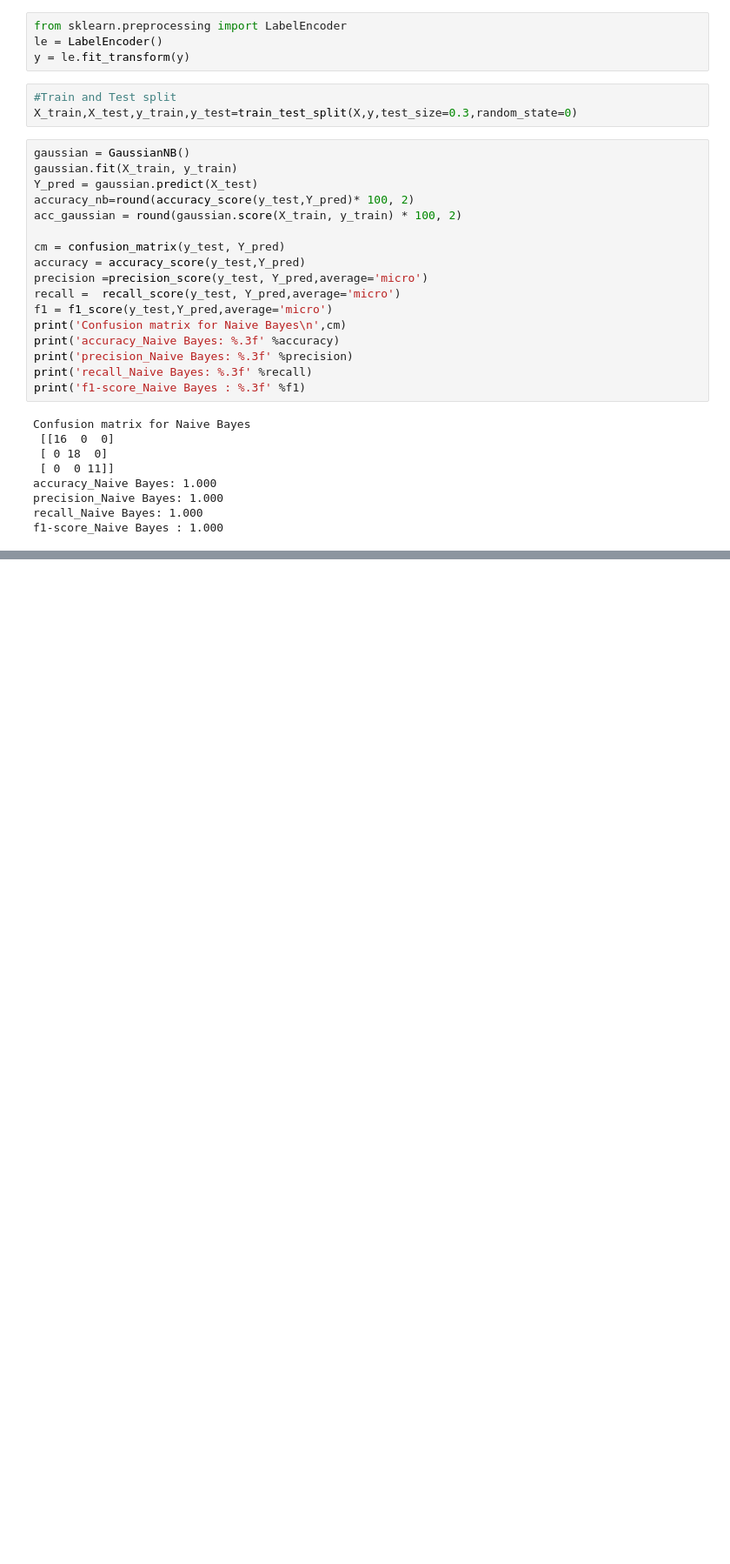
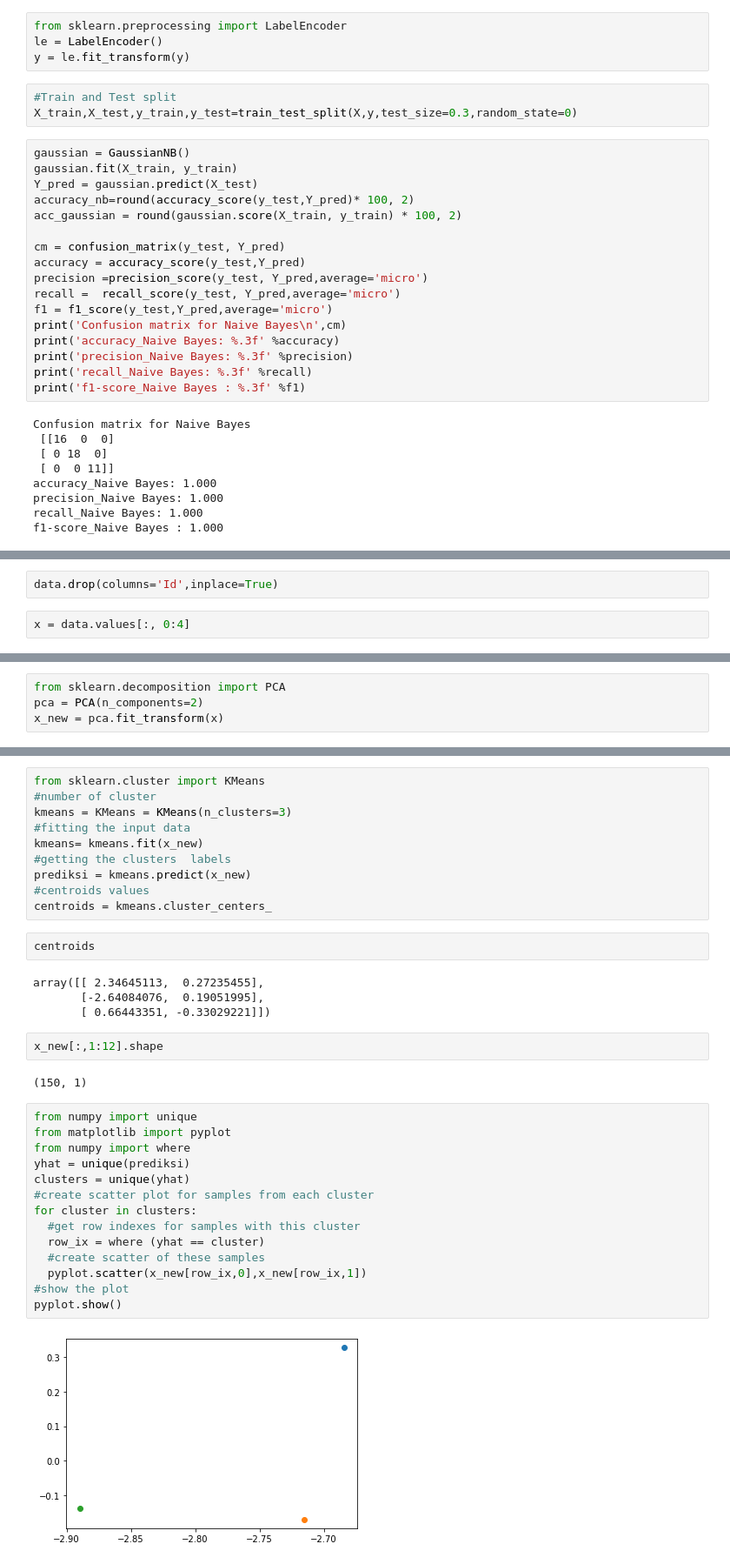
Before and after one commit to triasmidwi/Data-Mining, a Jupyter notebook: _sources/notebooks.ipynb, the cells around one changed output, grey strips where cells are left out. Shown at 87% size. Drawn from its saved outputs; the diff is of its cells as text; blank space fills up the shorter version.

```diff
--- a/_sources/notebooks.ipynb
+++ b/_sources/notebooks.ipynb
@@ -1071,0 +1083,4 @@ f1-score_Naive Bayes : 1.000
+# %%
+data.drop(columns='Id',inplace=True)
+# %%
+x = data.values[:, 0:4]
@@ -1071,0 +1105,4 @@ f1-score_Naive Bayes : 1.000
+# %%
+from sklearn.decomposition import PCA
+pca = PCA(n_components=2)
+x_new = pca.fit_transform(x)
@@ -1071,0 +1129,36 @@ f1-score_Naive Bayes : 1.000
+# %%
+from sklearn.cluster import KMeans
+#number of cluster
+kmeans = KMeans = KMeans(n_clusters=3)
+#fitting the input data
+kmeans= kmeans.fit(x_new)
+#getting the clusters  labels
+prediksi = kmeans.predict(x_new)
+#centroids values
+centroids = kmeans.cluster_centers_
+# %%
+centroids
+# %% [output]
+array([[ 2.34645113,  0.27235455],
+       [-2.64084076,  0.19051995],
+       [ 0.66443351, -0.33029221]])
+# %%
+x_new[:,1:12].shape
+# %% [output]
+(150, 1)
+# %%
+from numpy import unique
+from matplotlib import pyplot
+from numpy import where
+yhat = unique(prediksi)
+clusters = unique(yhat)
+#create scatter plot for samples from each cluster
+for cluster in clusters:
+  #get row indexes for samples with this cluster
+  row_ix = where (yhat == cluster)
+  #create scatter of these samples
+  pyplot.scatter(x_new[row_ix,0],x_new[row_ix,1])
+#show the plot
+pyplot.show()
+# %% [output]
+[figure, added]
```
Also changed, not shown: parts of 15 cells of this notebook, 3 other files.
